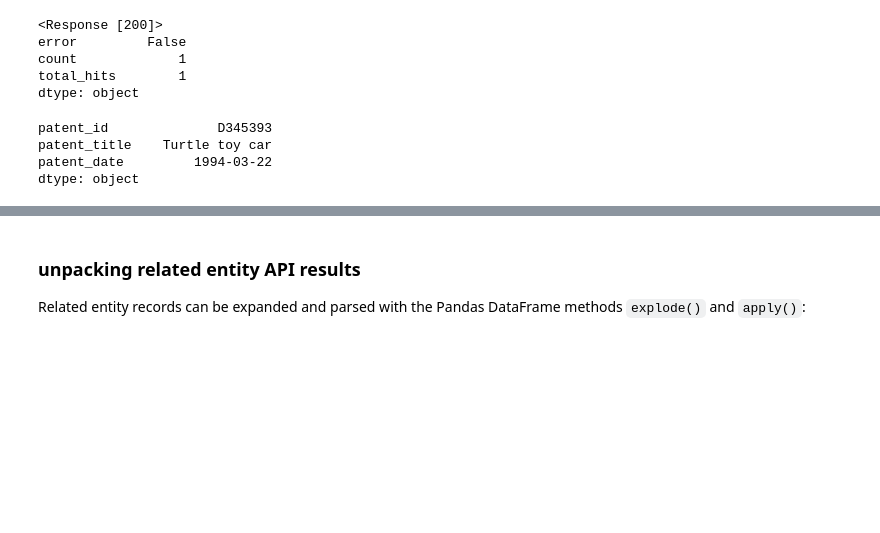
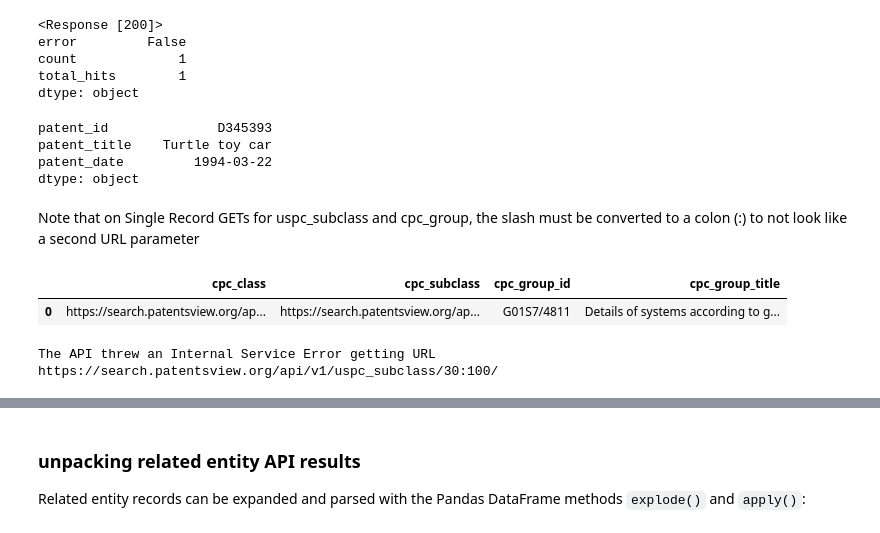
Before and after one commit to mustberuss/PatentsView-Code-Snippets, a Jupyter notebook: 07_PatentSearch_API_demo/PV PatentSearch API tutorial.ipynb, the cells around one changed output, grey strips where cells are left out. Cells and saved outputs as stored; diff of their text form; code cells hidden in the pictures; blank space fills up the shorter version.

Commit message:
added uspc_subclass and cpc_group colon info

```diff
--- a/07_PatentSearch_API_demo/PV PatentSearch API tutorial.ipynb
+++ b/07_PatentSearch_API_demo/PV PatentSearch API tutorial.ipynb
@@ -217,3 +217,6 @@ patent_id              D345393
 patent_title    Turtle toy car
 patent_date         1994-03-22
 dtype: object
+# %% [markdown]
+Note that on  Single Record GETs for uspc_subclass and cpc_group, the
+slash must be converted to a colon (:) to not look like a second URL parameter
@@ -220,3 +226,28 @@ dtype: object
+# %%
+endpoint = 'api/v1/cpc_group'
+query_url = f"{base_url}/{endpoint.strip('/')}/{cpc_group_record}/"
+
+response = requests.get(query_url, headers={"X-Api-Key": api_key})
+example_data = pd.DataFrame(response.json()[response_key(endpoint)])
+display(example_data)
+# %% [output]
+|  | cpc_class | cpc_subclass | cpc_group_id | cpc_group_title |
+| 0 | https://search.patentsview.org/ap... | https://search.patentsview.org/ap... | G01S7/4811 | Details of systems according to g... |
+# %%
+endpoint = 'api/v1/uspc_subclass'
+query_url = f"{base_url}/{endpoint.strip('/')}/{uspc_subclass_record}/"
+
+# Currently the API throws a 500 on this request
+response = requests.get(query_url, headers={"X-Api-Key": api_key})
+if response.status_code == 200:
+    example_data = pd.DataFrame(response.json()[response_key(endpoint)])
+    display(example_data)
+elif response.status_code == 500:
+    print("The API threw an Internal Service Error getting URL", query_url)
+else:
+    print(pd.Series(response.headers))
+# %% [output]
+The API threw an Internal Service Error getting URL https://search.patentsview.org/api/v1/uspc_subclass/30:100/
 # %% [markdown]
 ---
 # Appendix on related entity queries
```
Also changed, not shown: parts of 1 cell of this notebook.
